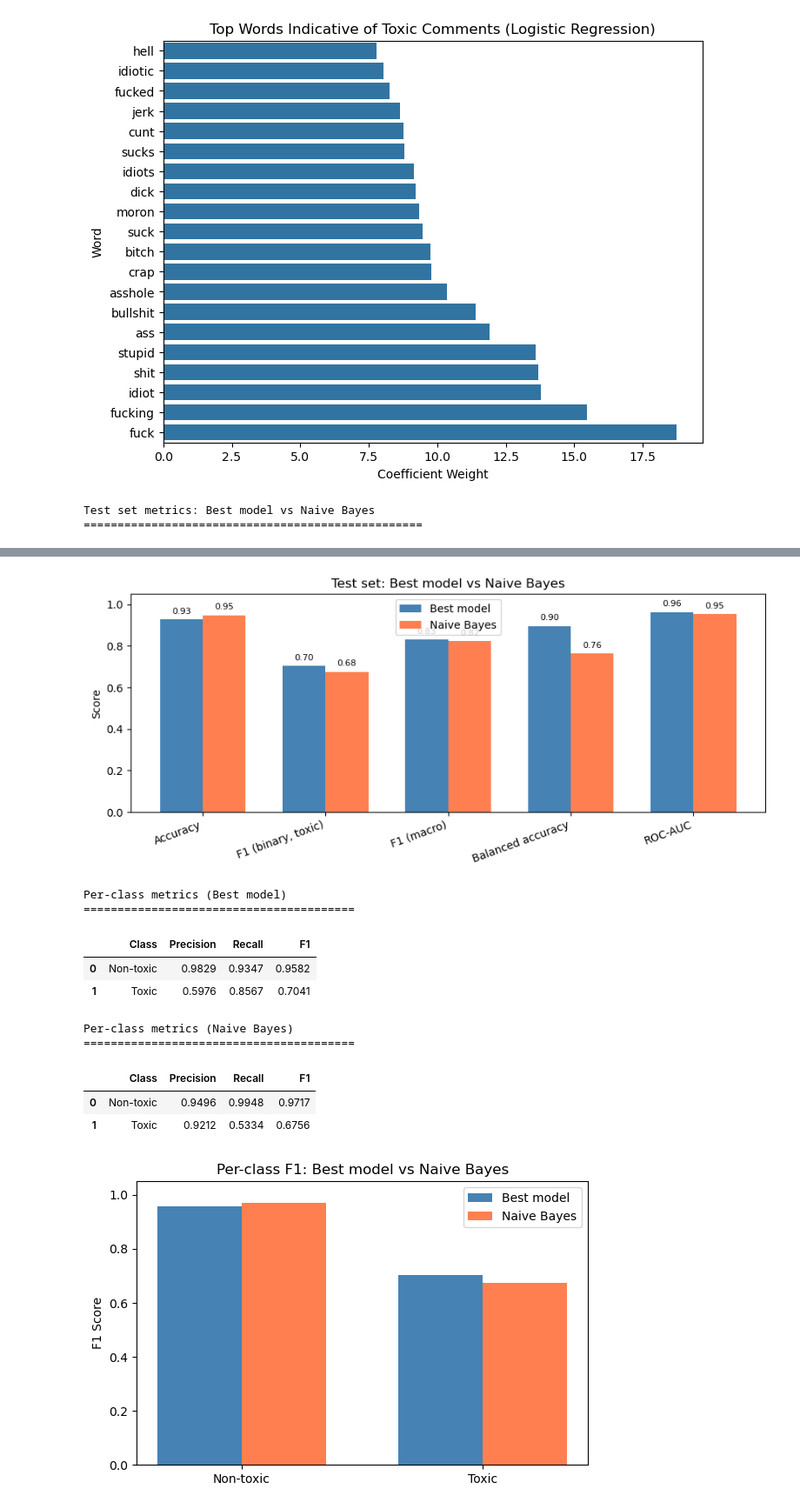
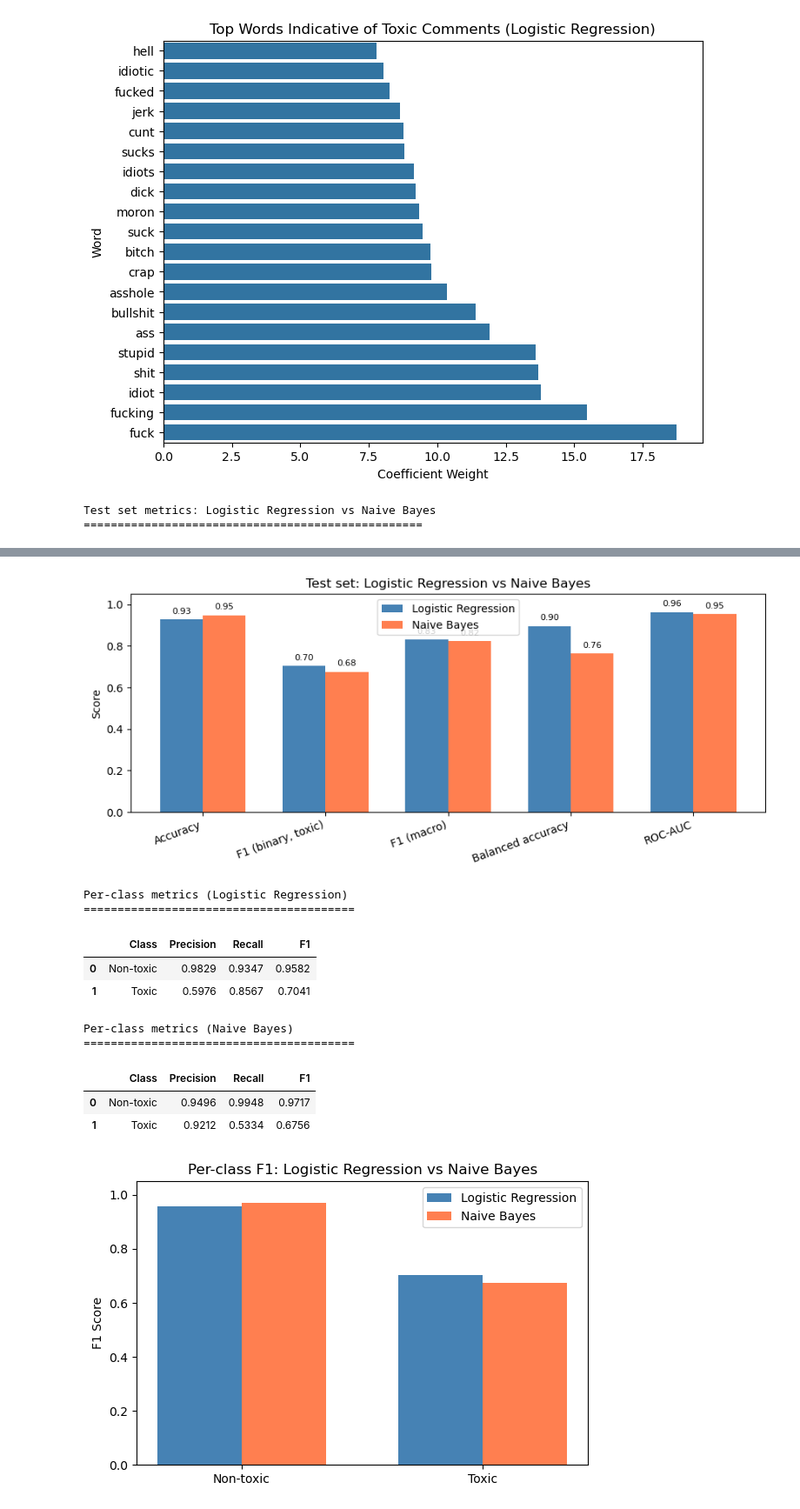
Before and after one commit to jasrulete/toxic-comment-detector, a Jupyter notebook: notebooks/toxic_comment_training.ipynb, the cells around one changed output, grey strips where cells are left out. Shown at 87% size. Drawn from its saved outputs; the diff is of its cells as text; code cells hidden in the pictures.

```diff
--- a/notebooks/toxic_comment_training.ipynb
+++ b/notebooks/toxic_comment_training.ipynb
@@ -349,13 +393,25 @@ if hasattr(best_model, "predict_proba"):
 # %%
 from sklearn.metrics import confusion_matrix, ConfusionMatrixDisplay
+from sklearn.naive_bayes import MultinomialNB
 import matplotlib.pyplot as plt
 
 # Confusion matrix for best model (selected by CV)
 best_cm = confusion_matrix(y_test, test_preds)
-disp = ConfusionMatrixDisplay(confusion_matrix=best_cm, display_labels=[0, 1])
+disp = ConfusionMatrixDisplay(confusion_matrix=best_cm, display_labels=["Non-toxic", "Toxic"])
 plt.figure(figsize=(4, 4))
 disp.plot(values_format='d')
 plt.title("Best model – Confusion Matrix")
 plt.show()
+
+# Confusion matrix for Naive Bayes (same features for fair comparison)
+nb_cm_clf = MultinomialNB()
+nb_cm_clf.fit(X_train_tfidf, y_train)
+nb_cm_preds = nb_cm_clf.predict(X_test_tfidf)
+nb_cm = confusion_matrix(y_test, nb_cm_preds)
+disp_nb = ConfusionMatrixDisplay(confusion_matrix=nb_cm, display_labels=["Non-toxic", "Toxic"])
+plt.figure(figsize=(4, 4))
+disp_nb.plot(values_format='d')
+plt.title("Naive Bayes – Confusion Matrix")
+plt.show()
 # %% [output]
 <Figure size 400x400 with 0 Axes>
@@ -480,10 +538,10 @@ metrics_nb = compute_metrics(y_test, nb_preds, nb_probs)
 metric_names = list(metrics_best.keys())
 comparison_df = pd.DataFrame({
     "Metric": metric_names,
-    "Best model": [round(metrics_best[m], 4) for m in metric_names],
+    "Logistic Regression": [round(metrics_best[m], 4) for m in metric_names],
     "Naive Bayes": [round(metrics_nb[m], 4) for m in metric_names],
 })
-print("Test set metrics: Best model vs Naive Bayes\n" + "=" * 50)
+print("Test set metrics: Logistic Regression vs Naive Bayes\n" + "=" * 50)
 display(comparison_df)
 
 # Grouped bar chart: Best model vs Naive Bayes (main metrics)
@@ -492,13 +550,13 @@ plot_metrics = [m for m in plot_metrics if m in metrics_best]
 x = np.arange(len(plot_metrics))
 width = 0.35
 fig, ax = plt.subplots(figsize=(9, 4))
-bars1 = ax.bar(x - width/2, [metrics_best[m] for m in plot_metrics], width, label="Best model", color="steelblue")
+bars1 = ax.bar(x - width/2, [metrics_best[m] for m in plot_metrics], width, label="Logistic Regression", color="steelblue")
 bars2 = ax.bar(x + width/2, [metrics_nb[m] for m in plot_metrics], width, label="Naive Bayes", color="coral")
 ax.set_ylabel("Score")
 ax.set_ylim(0, 1.05)
 ax.set_xticks(x)
 ax.set_xticklabels(plot_metrics, rotation=20, ha="right")
-ax.set_title("Test set: Best model vs Naive Bayes")
+ax.set_title("Test set: Logistic Regression vs Naive Bayes")
 ax.legend()
 for bars in (bars1, bars2):
     for bar in bars:
@@ -519,7 +577,7 @@ per_class_df = pd.DataFrame(
     }
 )
 per_class_df = per_class_df.round(4)
-print("\nPer-class metrics (Best model)\n" + "=" * 40)
+print("\nPer-class metrics (Logistic Regression)\n" + "=" * 40)
 display(per_class_df)
 
 # Per-class for Naive Bayes
@@ -540,16 +598,16 @@ fig2, ax2 = plt.subplots(figsize=(6, 4))
 classes = ["Non-toxic", "Toxic"]
 x_pos = np.arange(len(classes))
 w = 0.35
-ax2.bar(x_pos - w/2, per_class_df["F1"], w, label="Best model", color="steelblue")
+ax2.bar(x_pos - w/2, per_class_df["F1"], w, label="Logistic Regression", color="steelblue")
 ax2.bar(x_pos + w/2, per_class_nb_df["F1"], w, label="Naive Bayes", color="coral")
 ax2.set_xticks(x_pos)
 ax2.set_xticklabels(classes)
 ax2.set_ylabel("F1 Score")
 ax2.set_ylim(0, 1.05)
-ax2.set_title("Per-class F1: Best model vs Naive Bayes")
+ax2.set_title("Per-class F1: Logistic Regression vs Naive Bayes")
 ax2.legend()
 plt.tight_layout()
 plt.show()
 # %% [output]
-Test set metrics: Best model vs Naive Bayes
+Test set metrics: Logistic Regression vs Naive Bayes
 ==================================================
@@ -557,21 +615,21 @@ Test set metrics: Best model vs Naive Bayes
 | 0 | Accuracy | 0.9268 | 0.9479 |
 | 1 | F1 (binary, toxic) | 0.7041 | 0.6756 |
 | 2 | F1 (macro) | 0.8311 | 0.8237 |
 | 3 | F1 (weighted) | 0.9324 | 0.9416 |
 | 4 | Precision (macro) | 0.7903 | 0.9354 |
 | 5 | Recall (macro) | 0.8957 | 0.7641 |
 | 6 | Balanced accuracy | 0.8957 | 0.7641 |
 | 7 | ROC-AUC | 0.9636 | 0.9529 |
 | 8 | Average precision | 0.8497 | 0.8185 |
-[figure, old version]
+[figure, new version]
-Per-class metrics (Best model)
+Per-class metrics (Logistic Regression)
 ========================================
 |  | Class | Precision | Recall | F1 |
 | 0 | Non-toxic | 0.9829 | 0.9347 | 0.9582 |
 | 1 | Toxic | 0.5976 | 0.8567 | 0.7041 |
 Per-class metrics (Naive Bayes)
 ========================================
 |  | Class | Precision | Recall | F1 |
 | 0 | Non-toxic | 0.9496 | 0.9948 | 0.9717 |
 | 1 | Toxic | 0.9212 | 0.5334 | 0.6756 |
-[figure, old version]
+[figure, new version]
```
Also changed, not shown: parts of 5 cells of this notebook.
